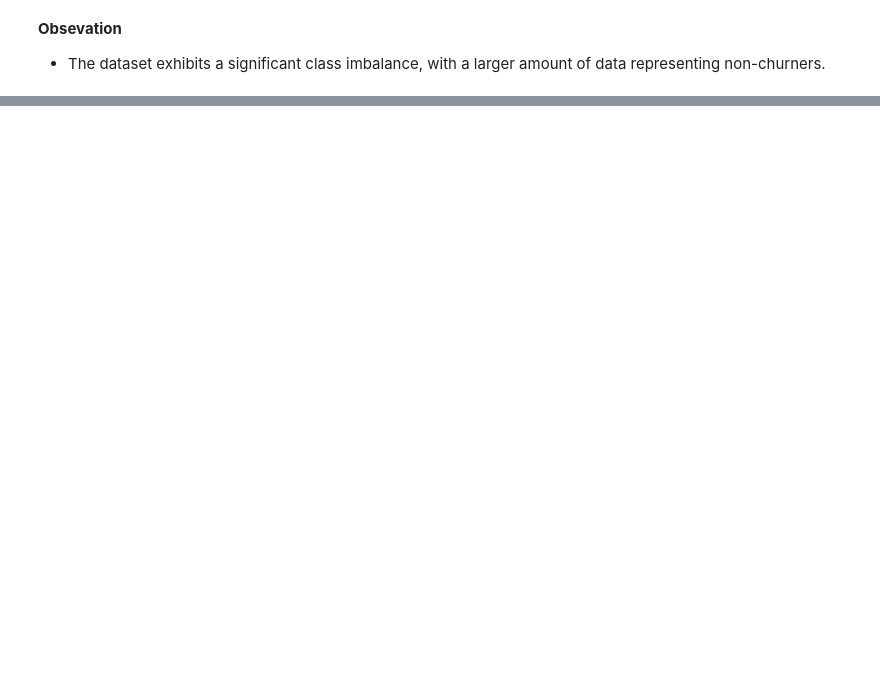
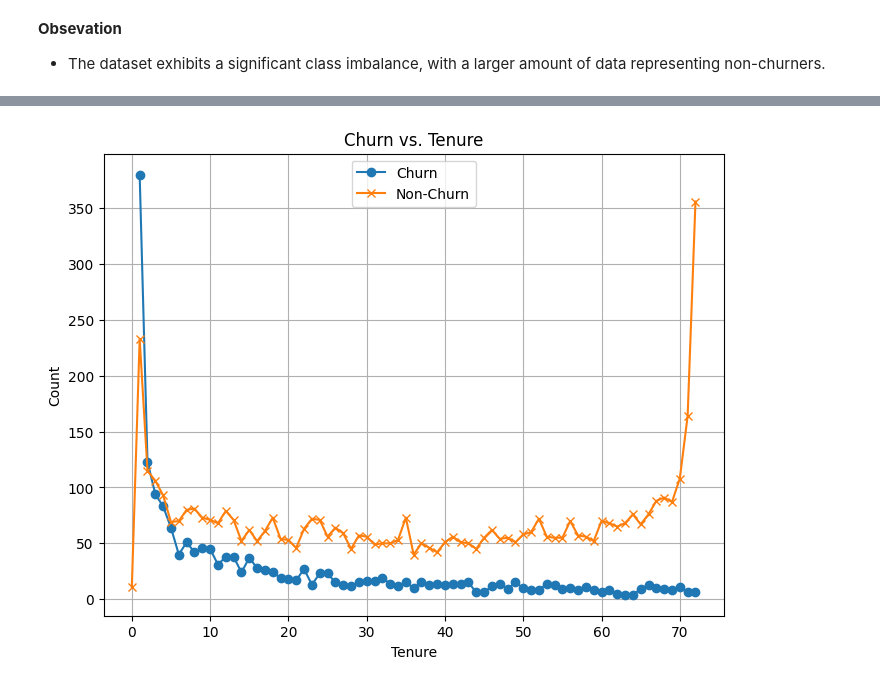
Before and after one commit to 87tana/ChurnPrediction-ML_WebApp, a Jupyter notebook: Customer_Churn_Prediction.ipynb, the cells around one changed output, grey strips where cells are left out. Drawn from its saved outputs; the diff is of its cells as text; code cells hidden in the pictures; blank space fills up the shorter version.

```diff
--- a/Customer_Churn_Prediction.ipynb
+++ b/Customer_Churn_Prediction.ipynb
@@ -118,0 +132,3 @@ plt.show()
+# %%
+grouped_data = df.groupby(['tenure', 'Churn']).size().reset_index(name='count')
+grouped_data.head()
@@ -118,0 +142,18 @@ plt.show()
+# %%
+# Separate churn and non-churn counts
+churn_data = grouped_data[grouped_data['Churn'] == 'Yes']
+non_churn_data = grouped_data[grouped_data['Churn'] == 'No']
+
+# Create a line chart for churn and non-churn counts
+plt.figure(figsize=(8, 6))
+plt.plot(churn_data['tenure'], churn_data['count'], label='Churn', marker='o')
+plt.plot(non_churn_data['tenure'], non_churn_data['count'], label='Non-Churn', marker='x')
+
+plt.xlabel('Tenure')
+plt.ylabel('Count')
+plt.title('Churn vs. Tenure')
+plt.legend()
+plt.grid(True)
+plt.show()
+# %% [output]
+[figure, added]
```
Also changed, not shown: parts of 21 cells of this notebook.
